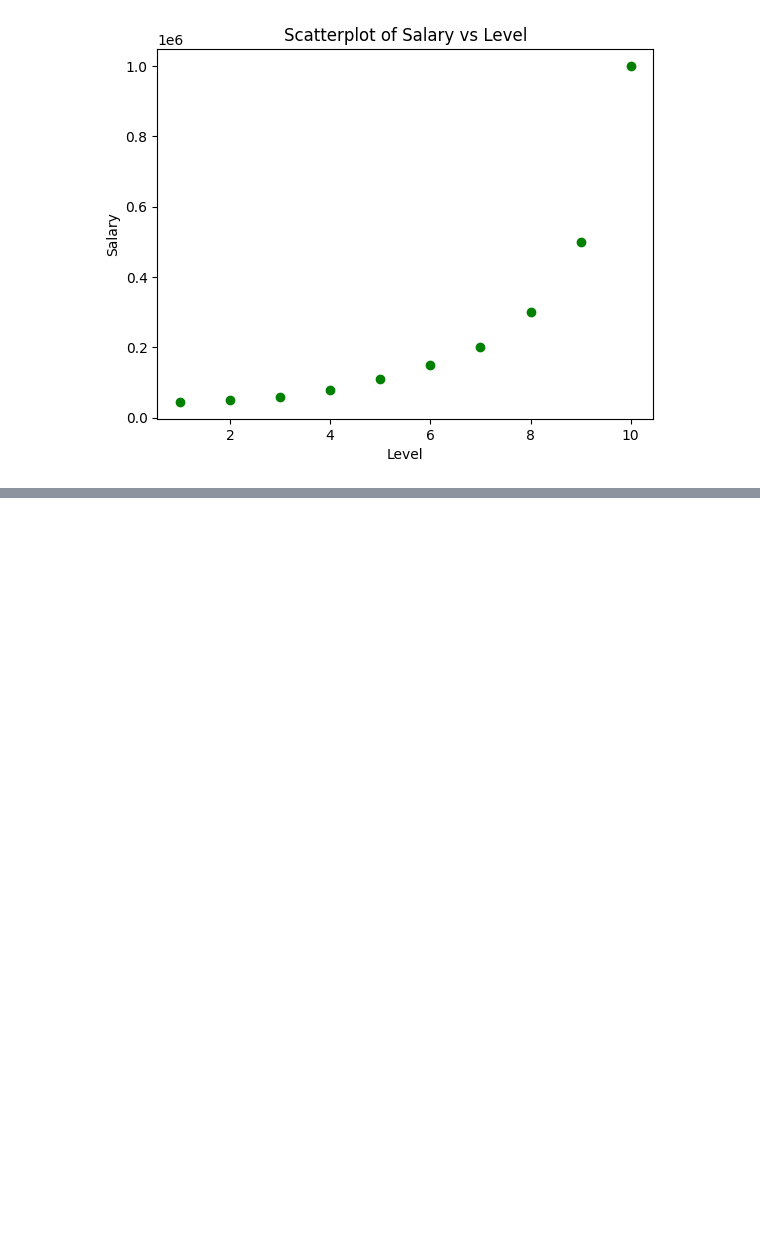
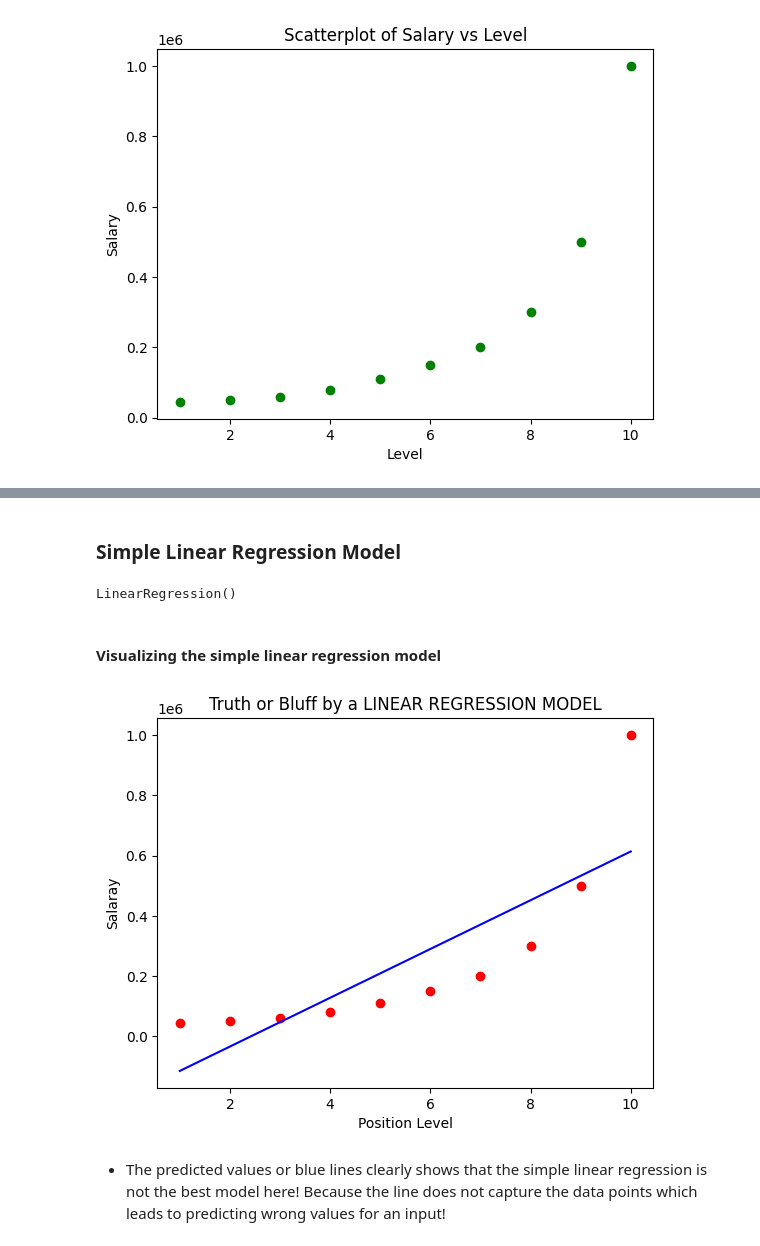
Before and after one commit to Darknight47/Regression, a Jupyter notebook: Polynomial Regression/polynomial_regression.ipynb, the cells around one changed output, grey strips where cells are left out. Saved outputs shown, nothing was run; the diff lists cells and outputs as text; code cells hidden in the pictures; blank space fills up the shorter version.

Commit message:
created simple linear regression model

```diff
--- a/Polynomial Regression/polynomial_regression.ipynb
+++ b/Polynomial Regression/polynomial_regression.ipynb
@@ -75,0 +84,23 @@ plt.show()
+# %% [markdown]
+### Simple Linear Regression Model
+# %%
+# Creating and training a simple linear regression model on the dataset!
+
+simple_linear_reg_model = LinearRegression()
+simple_linear_reg_model.fit(X, y)
+# %% [output]
+LinearRegression()
+# %% [markdown]
+#### Visualizing the simple linear regression model
+# %%
+plt.scatter(X, y, color = "red")
+plt.plot(X, simple_linear_reg_model.predict(X), color='blue')
+plt.title("Truth or Bluff by a LINEAR REGRESSION MODEL")
+plt.xlabel("Position Level")
+plt.ylabel('Salaray')
+plt.show()
+# %% [output]
+[figure, added]
+# %% [markdown]
+* The predicted values or blue lines clearly shows that the simple linear regression is not the best model here! Because the line does not capture the data points which
+leads to predicting wrong values for an input!
```
Also changed, not shown: parts of 4 cells of this notebook.
